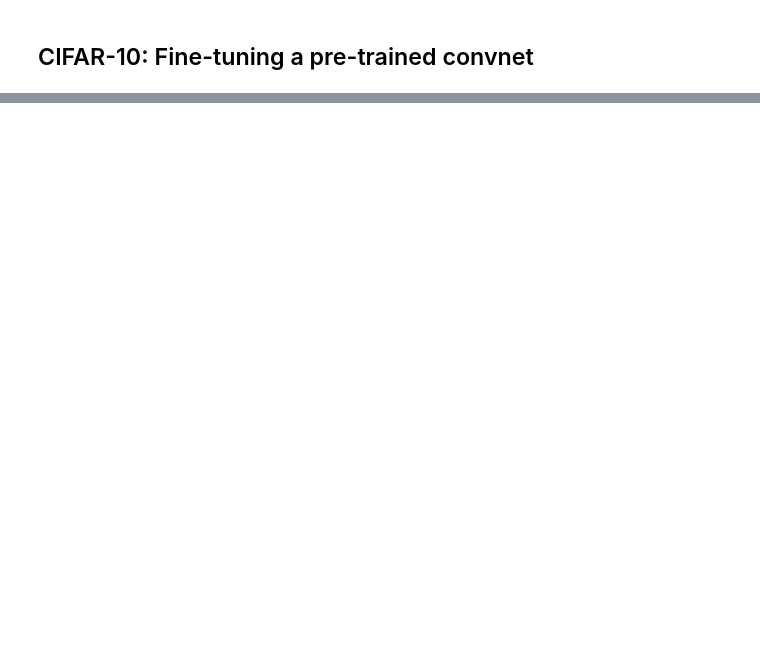
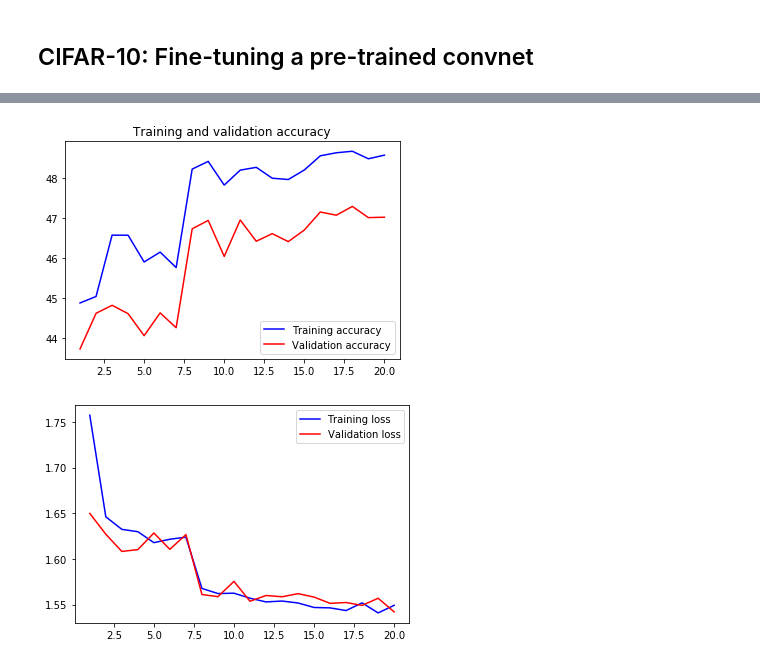
Before and after one commit to ccarpenterg/LearningPyTorch1.x, a Jupyter notebook: 06_cifar_10_fine_tuning_pretrained_convnet.ipynb, the cells around one changed output, grey strips where cells are left out. Drawn from its saved outputs; the diff is of its cells as text; code cells hidden in the pictures; blank space fills up the shorter version.

Commit message:
added cuda and tested model with a batch; added training loop, accuracy and loss plots

```diff
--- a/06_cifar_10_fine_tuning_pretrained_convnet.ipynb
+++ b/06_cifar_10_fine_tuning_pretrained_convnet.ipynb
@@ -26,7 +33,7 @@ dataset_transform = transforms.Compose([
 train_set = CIFAR10('./cifar10', train=True, download=True, transform=dataset_transform)
 valid_set = CIFAR10('./cifar10', train=False, download=True, transform=dataset_transform)
 # %%
-train_loader = DataLoader(train_set, batch_size=128, num_workers=0, shuffle=True)
-valid_loader = DataLoader(valid_set, batch_size=512, num_workers=0, shuffle=False)
+train_loader = DataLoader(train_set, batch_size=32, num_workers=0, shuffle=True)
+valid_loader = DataLoader(valid_set, batch_size=32, num_workers=0, shuffle=False)
 # %%
 def train(model, loss_fn, optimizer):
@@ -104,0 +184,20 @@ model.fc = nn.Linear(num_features, 10)
+# %%
+import matplotlib.pyplot as plt
+
+epochs = range(1, 1 + EPOCHS)
+
+plt.plot(epochs, train_accuracies, 'b', label='Training accuracy')
+plt.plot(epochs, valid_accuracies, 'r', label='Validation accuracy')
+plt.title('Training and validation accuracy')
+plt.legend()
+
+plt.figure()
+
+plt.plot(epochs, train_losses, 'b', label='Training loss')
+plt.plot(epochs, valid_losses, 'r', label='Validation loss')
+plt.legend()
+
+plt.show()
+# %% [output]
+[figure, added]
+[figure, added]
```
Also changed, not shown: parts of 5 cells of this notebook.
